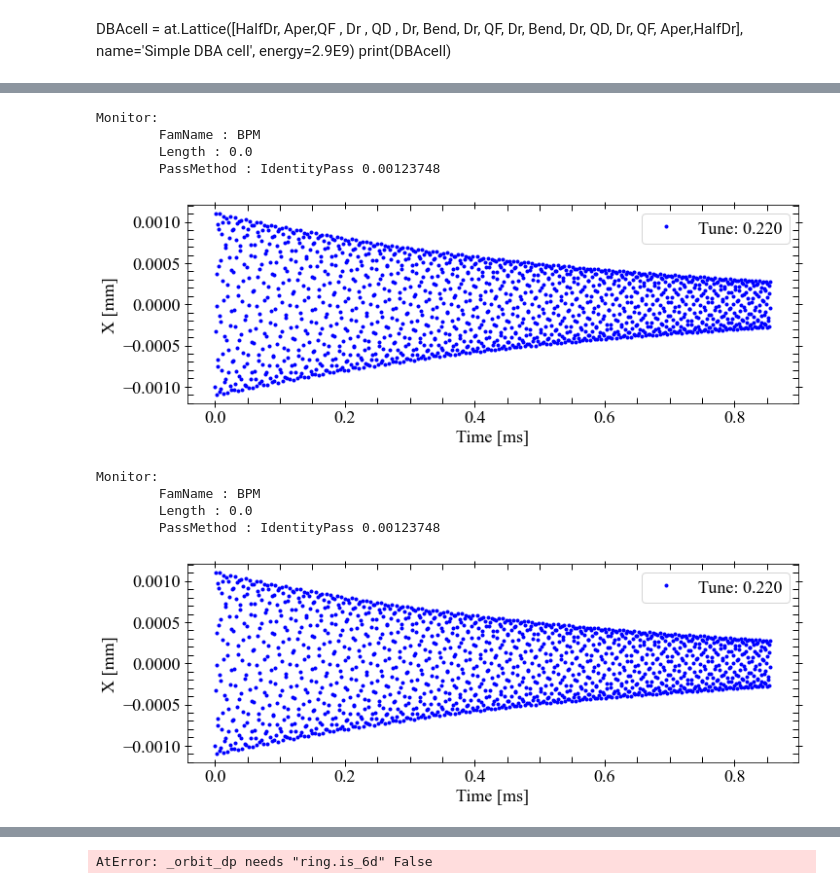
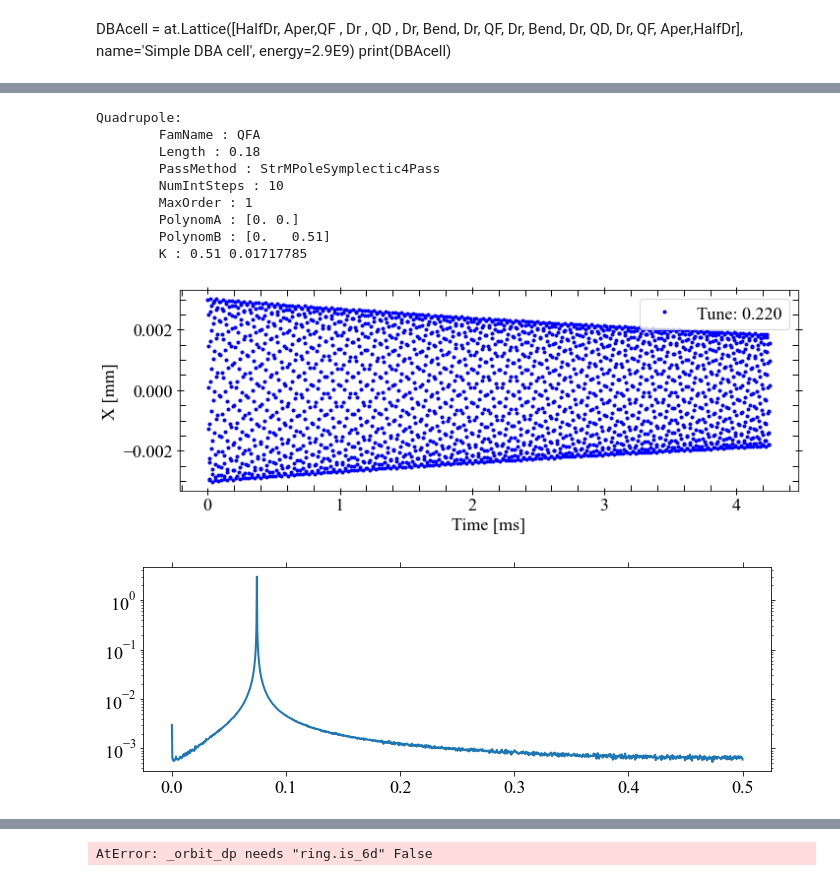
Before and after one commit to yysigari/at, a Jupyter notebook: CLS_collab/CLS_DBA.ipynb, the cells around one changed output, grey strips where cells are left out. Drawn from its saved outputs; the diff is of its cells as text; code cells hidden in the pictures.

```diff
--- a/CLS_collab/CLS_DBA.ipynb
+++ b/CLS_collab/CLS_DBA.ipynb
@@ -184,56 +237,24 @@ Dipole:
 # %%
-def plot_bpm_x(nturns, ref_point , tune):
-    #nturns=500
-    ref = SR[ref_point]
-    time = nturns*0.57e-6 #second
-    damp = 0.00123748 #s at.radiation_parameters(StorageR).Tau[0]#
-    tune = 0.22#tune#at.radiation_parameters(SR).tunes[0]
-    tt = np.linspace(0,time, nturns)
-    Z03 = np.array([3e-6, -1e-6, 0, 0, 0, 0])
-    Z3=at.lattice_pass(SR,Z03,nturns, refpts=ref)
-    plt.rcParams['axes.titlesize'] = 20
-    plt.rcParams['ytick.right'] = True
-    plt.rcParams["figure.figsize"] = [3*3.75, 3.75]
-    plt.rcParams['xtick.major.size'] = 5
-    plt.rcParams['xtick.labelsize'] = 18
-    plt.rcParams['ytick.labelsize'] = 18
-    plt.rcParams['xtick.top'] = True
-    plt.rcParams['legend.loc'] ='upper right'
-    plt.rcParams['lines.linewidth'] = 2
-    font = {'family':'Times New Roman',
-       'weight' : 'normal',
-       'size' : 18 }
-    plt.rc('font',**font)
-    plt.minorticks_on()
-    plt.tick_params(axis='both',which='minor',width=1, length=6, top='True', right='True', direction='in')
-    plt.tick_params(which='both', width=1)
-    plt.tick_params(which='major', length=7, top='True', right='True', direction='inout')
-    plt.tick_params(axis='both',which='minor',width=1, length=6, top='True', right='True', direction='in')
-# Create the contour plot
-    #plt.title('Horizontal position for turns: %d at ref. point %d, damping %.4e s' %(nturns, ref_point, damp) )
-
-
-    plt.plot( tt*1000, 1000*Z3[1, 0, 0, :]*np.exp(-2*tt/damp),'.',c='b', label='Tune: %0.3f' %tune)# %tune)
-    plt.ylabel("X [mm]")
-    plt.xlabel("Time [ms]")
-    plt.legend()
-    print(ref, damp)
-    #plt.savefig('bpm'+str(tune)+'_hor.png', dpi =250)
-plot_bpm_x(1500, 44, 0.22)
+SR = corLattice(cork1 = 0, cork2= 0)
+nturns = 2500
+ref = 6
+damp, xx = plot_bpm_x(SR, nturns, ref , 0.24, False)
+plt.show()
+noise = np.random.normal(-1e-6,1e-6,len(xx))
+xx =xx +noise
+ss =np.linspace(0,0.5,len(xx)// 2)
+plt.plot(ss,np.abs(np.fft.fft(xx))[:len(xx)//2])
+plt.yscale('log')
+plt.show()
 # %% [output]
-Monitor:
-        FamName : BPM
-        Length : 0.0
-        PassMethod : IdentityPass 0.00123748
+Quadrupole:
+        FamName : QFA
+        Length : 0.18
+        PassMethod : StrMPoleSymplectic4Pass
+        NumIntSteps : 10
+        MaxOrder : 1
+        PolynomA : [0. 0.]
+        PolynomB : [0.   0.51]
+        K : 0.51 0.01717785
-[figure, old version]
+[figure, new version]
+[figure, added]
-# %%
-
-plot_bpm_x(1500, 44, 0.3)
-#plot_bpm_x(1500, 44, 0.22)
-#plot_bpm_x(1500, 44,0.24)
-# %% [output]
-Monitor:
-        FamName : BPM
-        Length : 0.0
-        PassMethod : IdentityPass 0.00123748
-[figure, removed]
```
Also changed, not shown: parts of 57 cells of this notebook, 1 other file.
